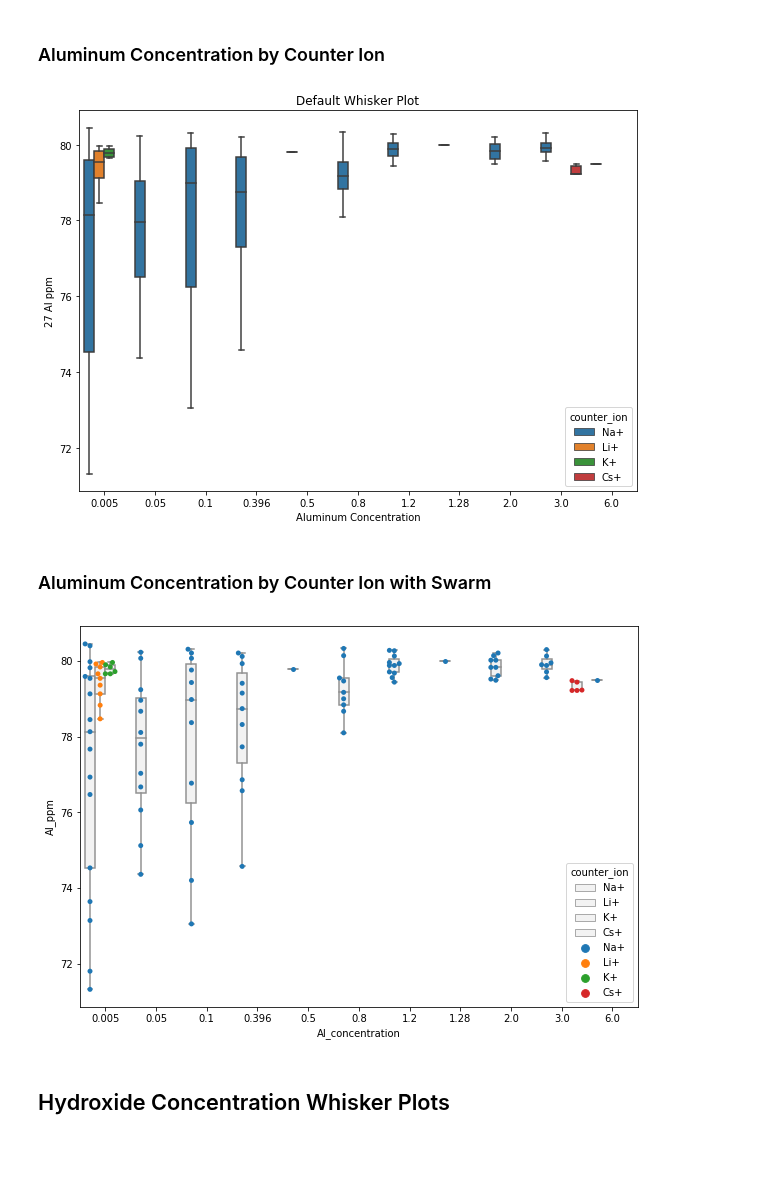
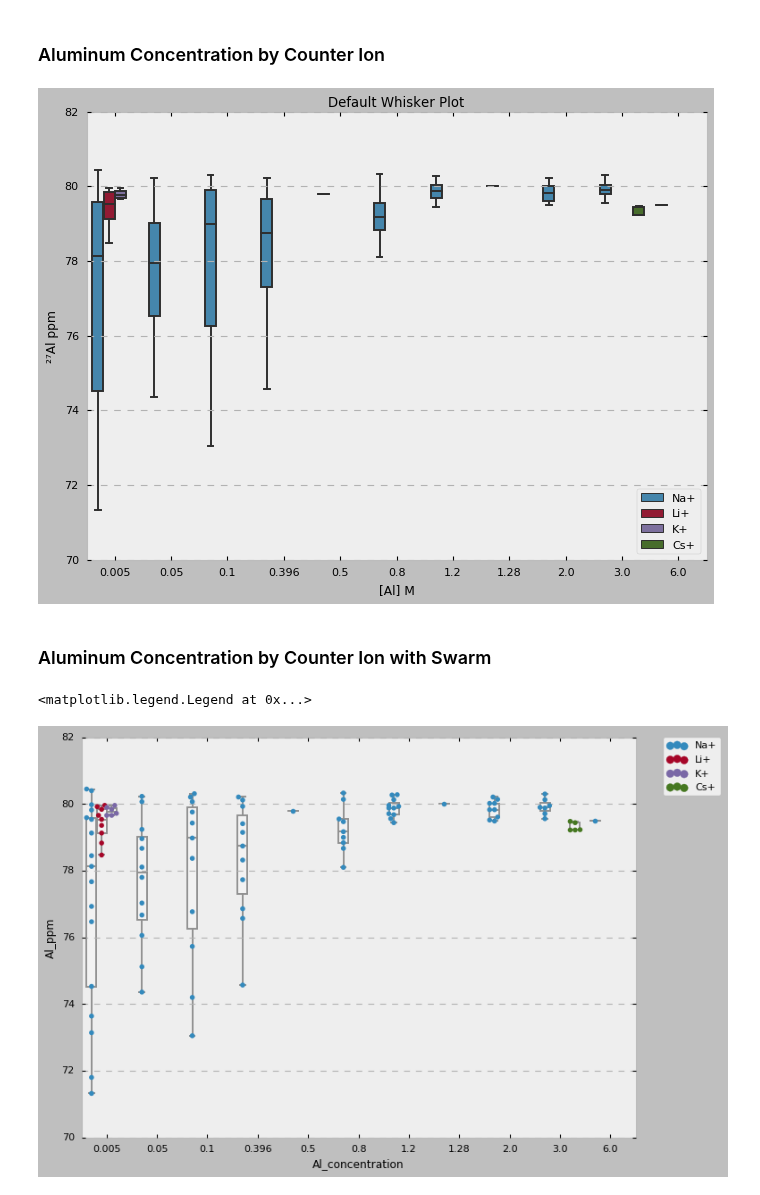
Before and after one commit to biggstd/pyluminate, a Jupyter notebook: notebooks/Aluminate NMR Figures.ipynb, the cells around one changed output. Drawn from its saved outputs; the diff is of its cells as text; code cells hidden in the pictures; blank space fills up the shorter version.

```diff
--- a/notebooks/Aluminate NMR Figures.ipynb
+++ b/notebooks/Aluminate NMR Figures.ipynb
@@ -11,8 +26,12 @@ from matplotlib.pyplot import figure, show
+# %%
+# Pick a style.
+plt.style.use('seaborn-notebook')
 # %% [markdown]
 ## Import data
 # %%
 # Declare the data path to be imported.
-data_path = "/home/tylerbiggs/git/pyluminate/data/al_nmr_data.csv"
+# data_path = "/home/tylerbiggs/git/pyluminate/data/al_nmr_data.csv"
+data_path = '\\Users\\Tyler\\git\\pyluminate\\data\\al_nmr_data.csv'
 
 # Load the *.csv as a pandas dataframe.
 AlNMRData = pd.read_csv(data_path)
@@ -23,3 +56,12 @@ AlNMRData['OH_Al_ratio'] = AlNMRData["OH_concentration"] / AlNMRData["Al_concent
+# %%
+# Create strings for publication formatting.
+Al_concentration = "[Al] M"
+OH_concentration = "[OH⁻] M"
+Al_ppm = "²⁷Al ppm"
+# counter_ion = "[Al] M"
+temperature = "⁰C"
+Al_OH_ratio = "[Al] / [OH⁻] M"
+OH_Al_ratio = "[OH⁻] / [Al] M"
 # %% [markdown]
 ## View imported data
 # %%
@@ -104,26 +153,29 @@ boxplot_ax = sns.swarmplot(
 # %%
 # Create a figure using matplotlib.pyplot.
 fig, ax = plt.subplots(figsize=(10,7))
 
 # Included in this call are all available attributes, this is
 # not necessary in normal use, and is done for my reference.
 boxplot_ax = sns.boxplot(
     x='Al_concentration',
     y='Al_ppm',
     hue='counter_ion',
     data=AlNMRData,
     ax=ax,
 )
 
+# Set legend to bottom right corner.
+ax.legend(loc=4)
+
 # sns.boxplot returns a axis object from the matplotlib library.
 boxplot_ax.set_title('Default Whisker Plot')
-boxplot_ax.set_xlabel('Aluminum Concentration')
-boxplot_ax.set_ylabel('27 Al ppm')
+boxplot_ax.set_xlabel(Al_concentration)
+boxplot_ax.set_ylabel(Al_ppm)
 
 # Call the matplotlib show method.
 show()
 # %% [output]
-[figure, old version]
+[figure, new version]
 # %% [markdown]
 ### Aluminum Concentration by Counter Ion with Swarm
 # %%
@@ -149,8 +201,12 @@ boxplot_ax = sns.boxplot(
     color='0.95',
 )
 
-ax.legend_.remove()
+# Get the handles and labels. For this case it will be 8 tuples.
+handles, labels = ax.get_legend_handles_labels()
+
+# When creating the legend, only use the last 4 elements.
+# This time place the legend in the margin.
+plt.legend(handles[-4:], labels[-4:], bbox_to_anchor=(1.05, 1), loc=2, borderaxespad=0.)
 # %% [output]
+<matplotlib.legend.Legend at 0x...>
-[figure, old version]
+[figure, new version]
-# %% [markdown]
-## Hydroxide Concentration Whisker Plots
```
Also changed, not shown: parts of 16 cells of this notebook, 1 other file.
